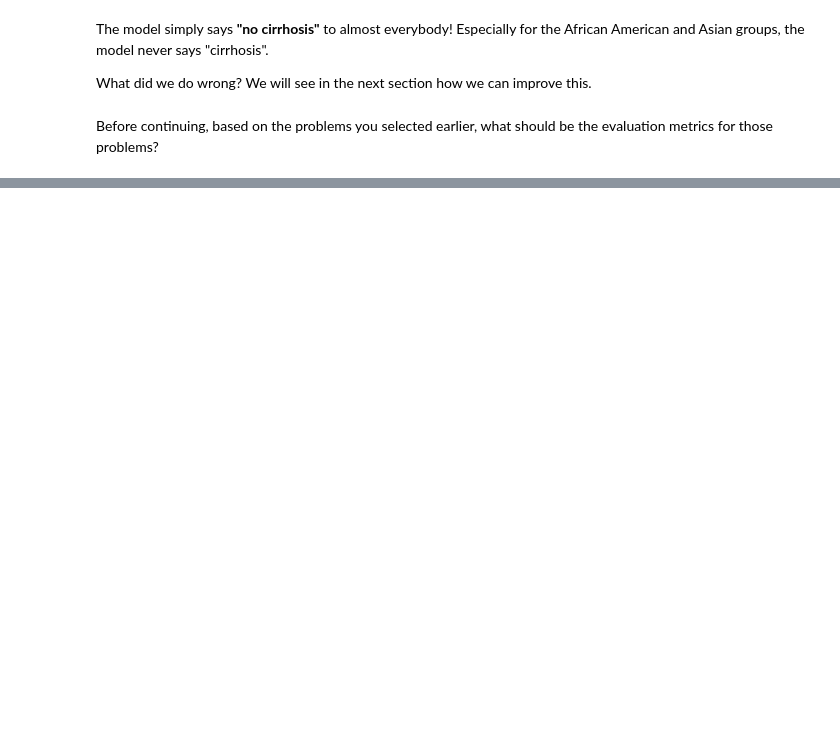
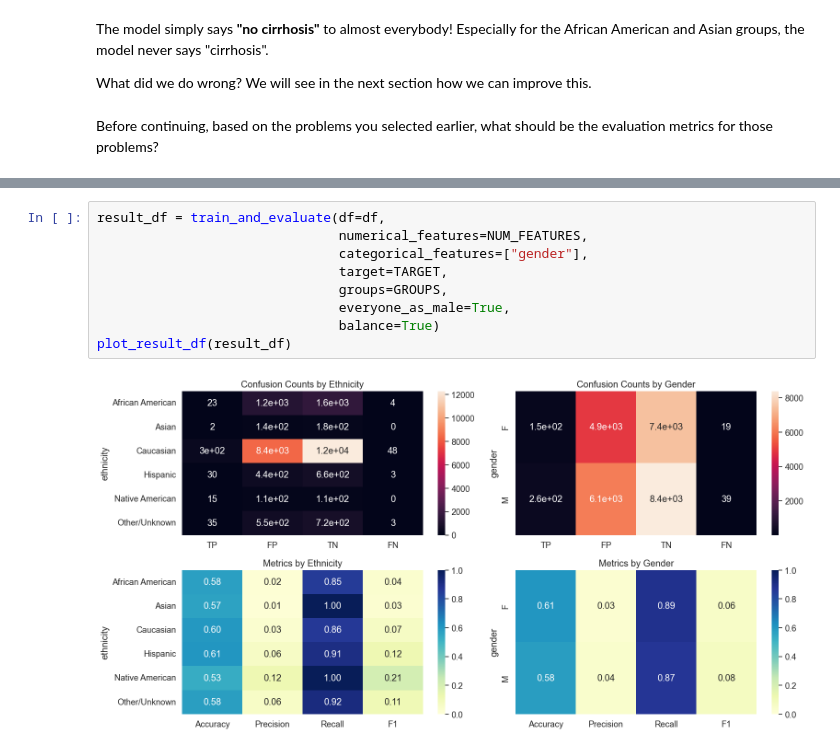
Before and after one commit to donlaporntr/TSCCM_Bias_In_AI_Workshop, a Jupyter notebook: AI_Fairness_in_Medicine.ipynb, the cells around one changed output, grey strips where cells are left out. Drawn from its saved outputs; the diff is of its cells as text; blank space fills up the shorter version.

```diff
--- a/AI_Fairness_in_Medicine.ipynb
+++ b/AI_Fairness_in_Medicine.ipynb
@@ -582,0 +637,11 @@ At the end of this material, let's take a step further and discuss with the team
+# %%
+result_df = train_and_evaluate(df=df,
+                               numerical_features=NUM_FEATURES,
+                               categorical_features=["gender"],
+                               target=TARGET,
+                               groups=GROUPS,
+                               everyone_as_male=True,
+                               balance=True)
+plot_result_df(result_df)
+# %% [output]
+[figure, added]
```
Also changed, not shown: parts of 25 cells of this notebook.
